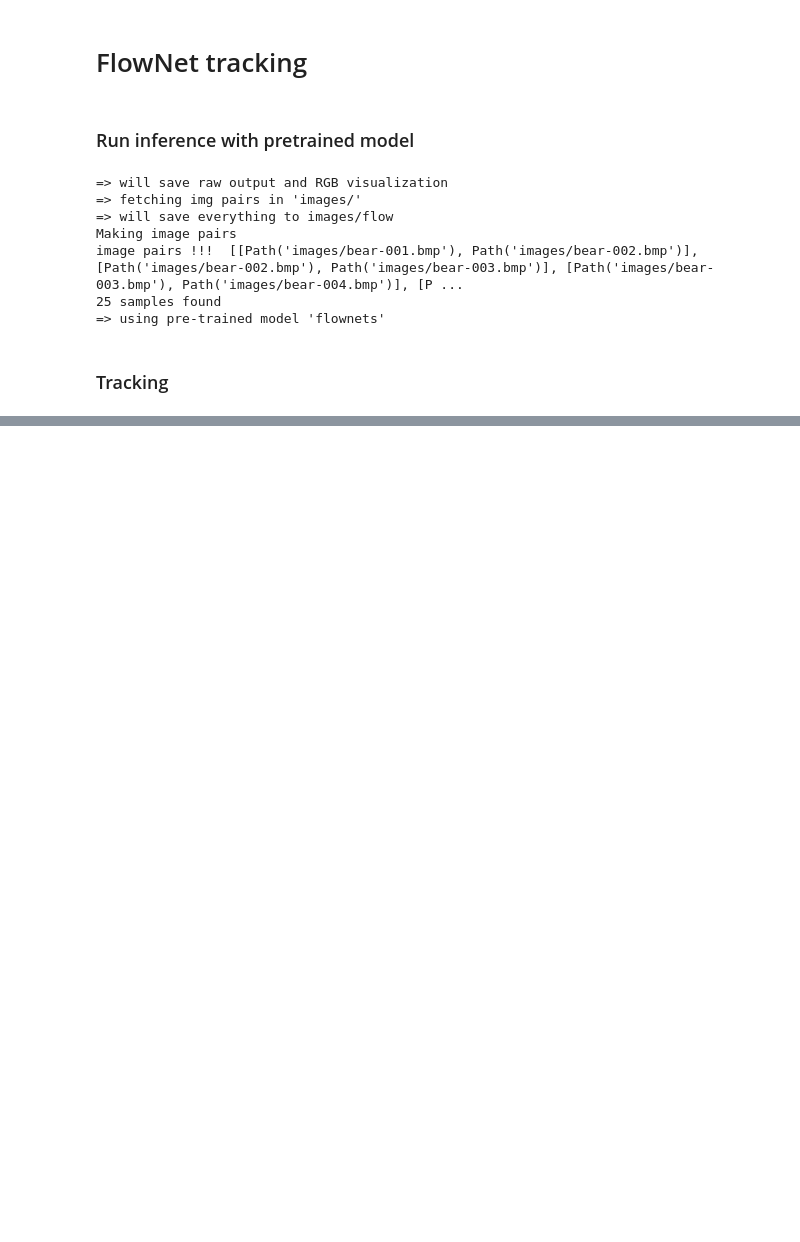
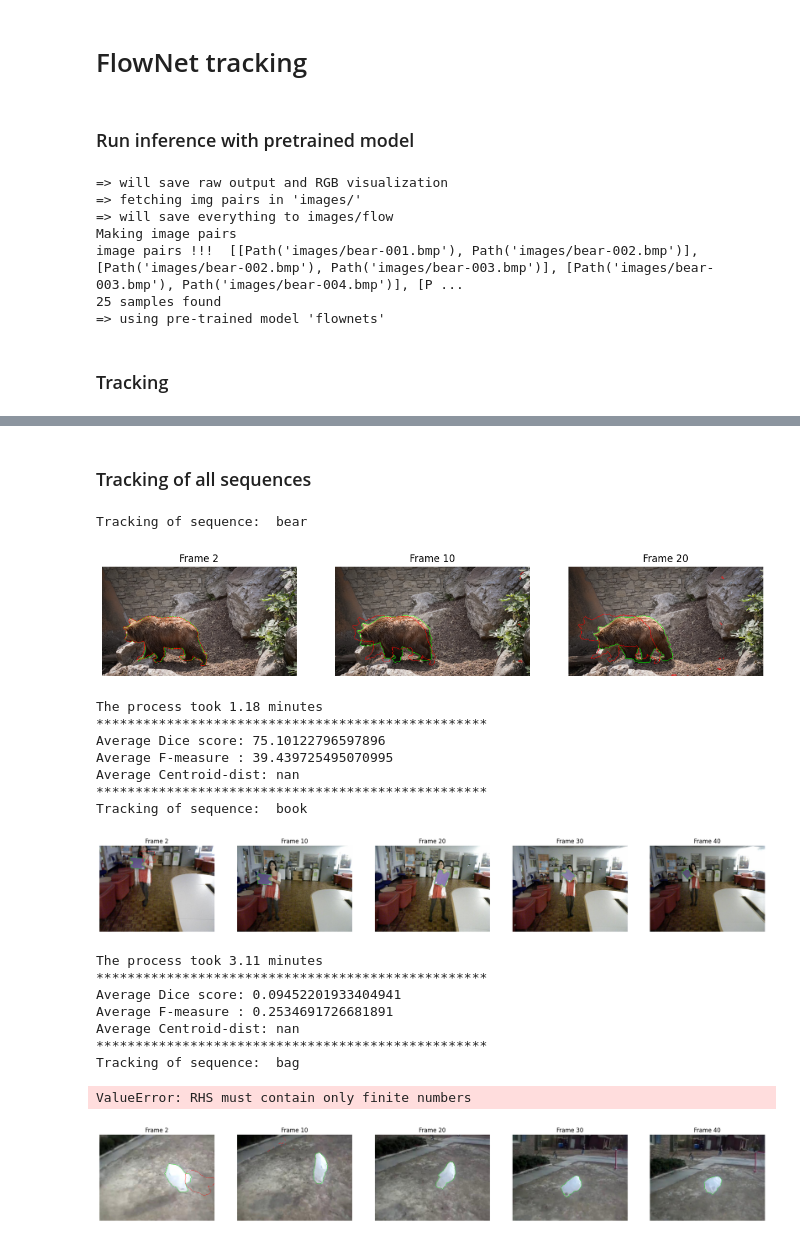
Before and after one commit to mariacflorenza/ComputerVision-FlowNet, a Jupyter notebook: FlowNet_tracking.ipynb, the cells around one changed output, grey strips where cells are left out. Cells and saved outputs as stored; diff of their text form; code cells hidden in the pictures; blank space fills up the shorter version.

```diff
--- a/FlowNet_tracking.ipynb
+++ b/FlowNet_tracking.ipynb
@@ -280,0 +304,26 @@ The process took 0.76 minutes
+# %% [markdown]
+### Tracking of all sequences
+# %%
+sequence_list = ['bear', 'book', 'bag', 'camel', 'rhino', 'swan']
+for sequence in sequence_list:
+    tracking('sequences-train', 'sequences-train/flow', sequence)
+# %% [output]
+Tracking of sequence:  bear
+[figure, added]
+The process took 1.18 minutes
+**************************************************
+Average Dice score: 75.10122796597896
+Average F-measure : 39.439725495070995
+Average Centroid-dist: nan
+**************************************************
+Tracking of sequence:  book
+[figure, added]
+The process took 3.11 minutes
+**************************************************
+Average Dice score: 0.09452201933404941
+Average F-measure : 0.2534691726681891
+Average Centroid-dist: nan
+**************************************************
+Tracking of sequence:  bag
+ValueError: RHS must contain only finite numbers
+[figure, added]
```
Also changed, not shown: parts of 11 cells of this notebook.
